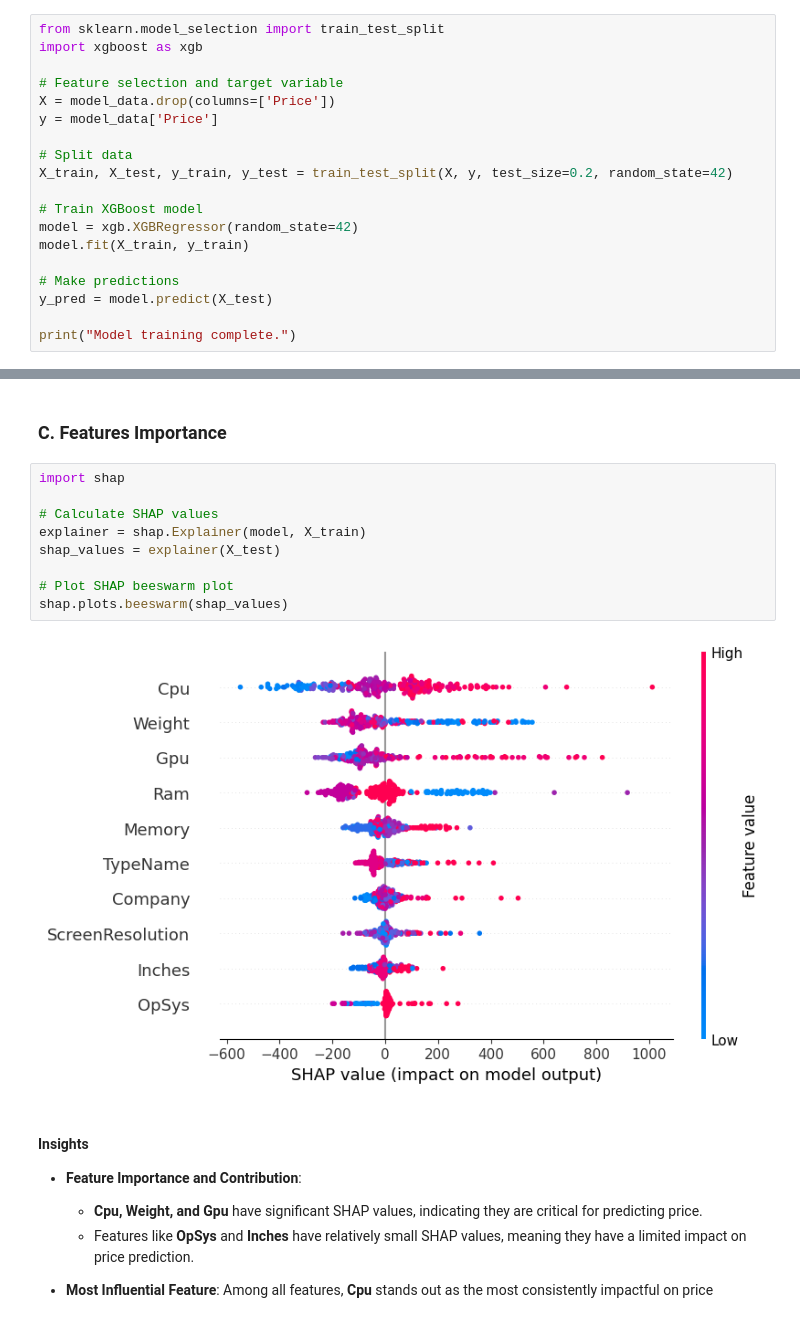
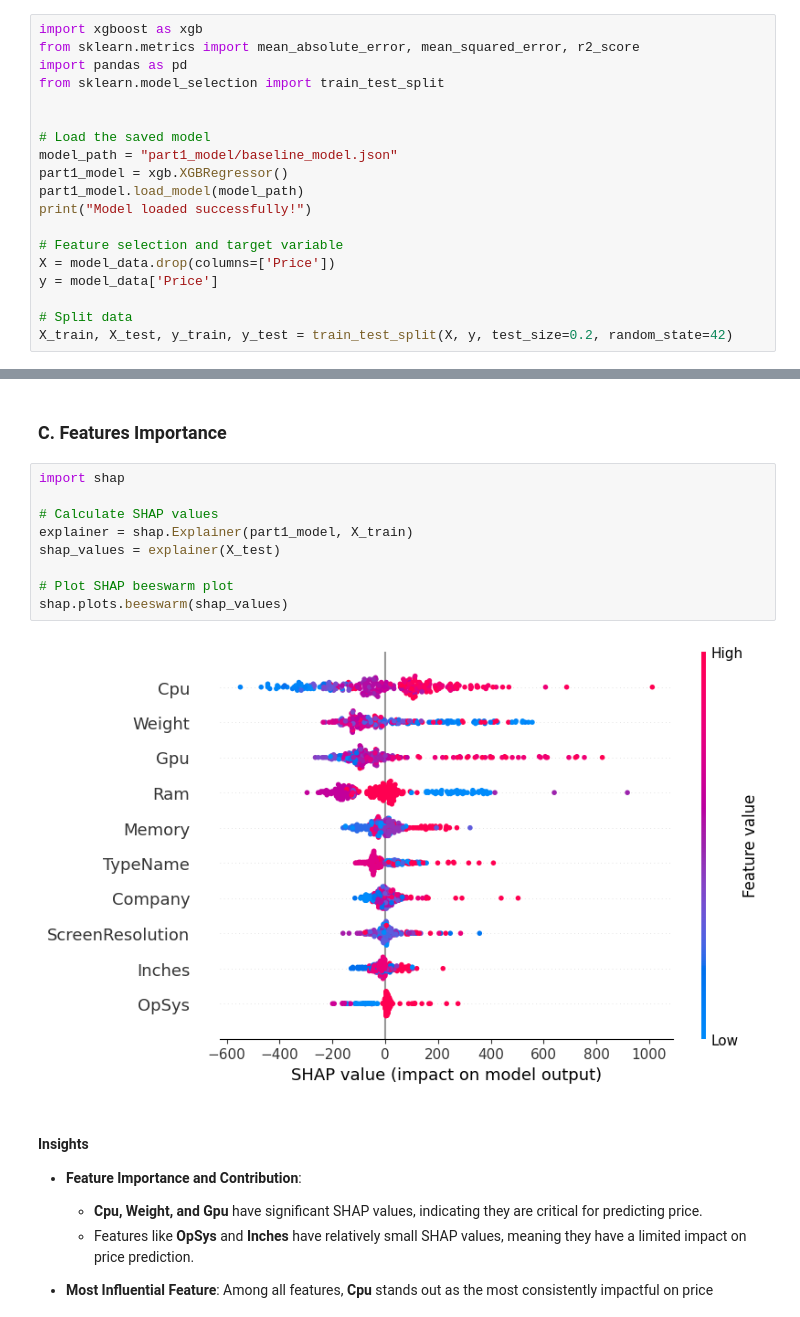
Before and after one commit to EliyaRabia/Tabular-Data-Project, a Jupyter notebook: part2.ipynb, the cells around one changed output, grey strips where cells are left out. Cells and saved outputs as stored; diff of their text form.

```diff
--- a/part2.ipynb
+++ b/part2.ipynb
@@ -88,6 +88,15 @@ Encoded columns done.
 # %%
+import xgboost as xgb
+from sklearn.metrics import mean_absolute_error, mean_squared_error, r2_score
+import pandas as pd
 from sklearn.model_selection import train_test_split
-import xgboost as xgb
+
+
+# Load the saved model
+model_path = "part1_model/baseline_model.json"
+part1_model = xgb.XGBRegressor()
+part1_model.load_model(model_path)
+print("Model loaded successfully!")
 
 # Feature selection and target variable
 X = model_data.drop(columns=['Price'])
@@ -95,13 +104,4 @@ y = model_data['Price']
 
 # Split data
 X_train, X_test, y_train, y_test = train_test_split(X, y, test_size=0.2, random_state=42)
-
-# Train XGBoost model
-model = xgb.XGBRegressor(random_state=42)
-model.fit(X_train, y_train)
-
-# Make predictions
-y_pred = model.predict(X_test)
-
-print("Model training complete.")
 # %% [output]
@@ -183,14 +186,14 @@ plt.show()
 # %%
 import shap
 
 # Calculate SHAP values
-explainer = shap.Explainer(model, X_train)
+explainer = shap.Explainer(part1_model, X_train)
 shap_values = explainer(X_test)
 
 # Plot SHAP beeswarm plot
 shap.plots.beeswarm(shap_values)
 # %% [output]
-[figure, old version]
+[figure, new version]
 # %% [markdown]
 #### Insights
 - **Feature Importance and Contribution**:
```
Also changed, not shown: parts of 6 cells of this notebook, 2 other files.
